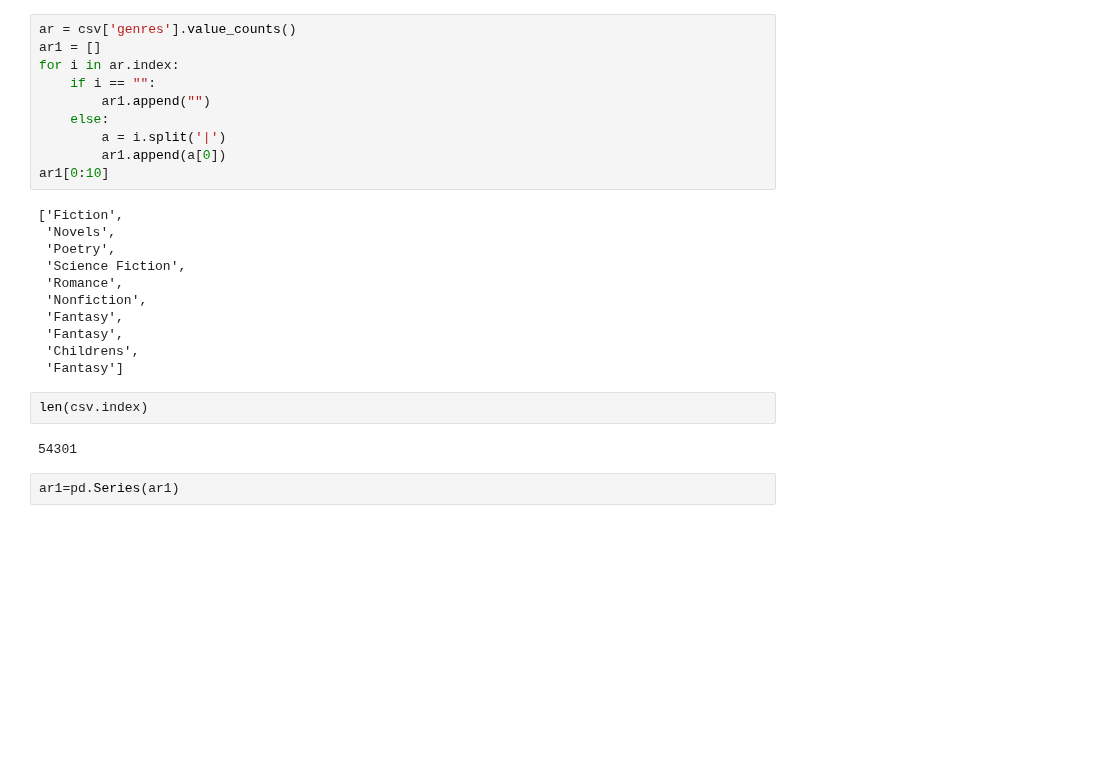
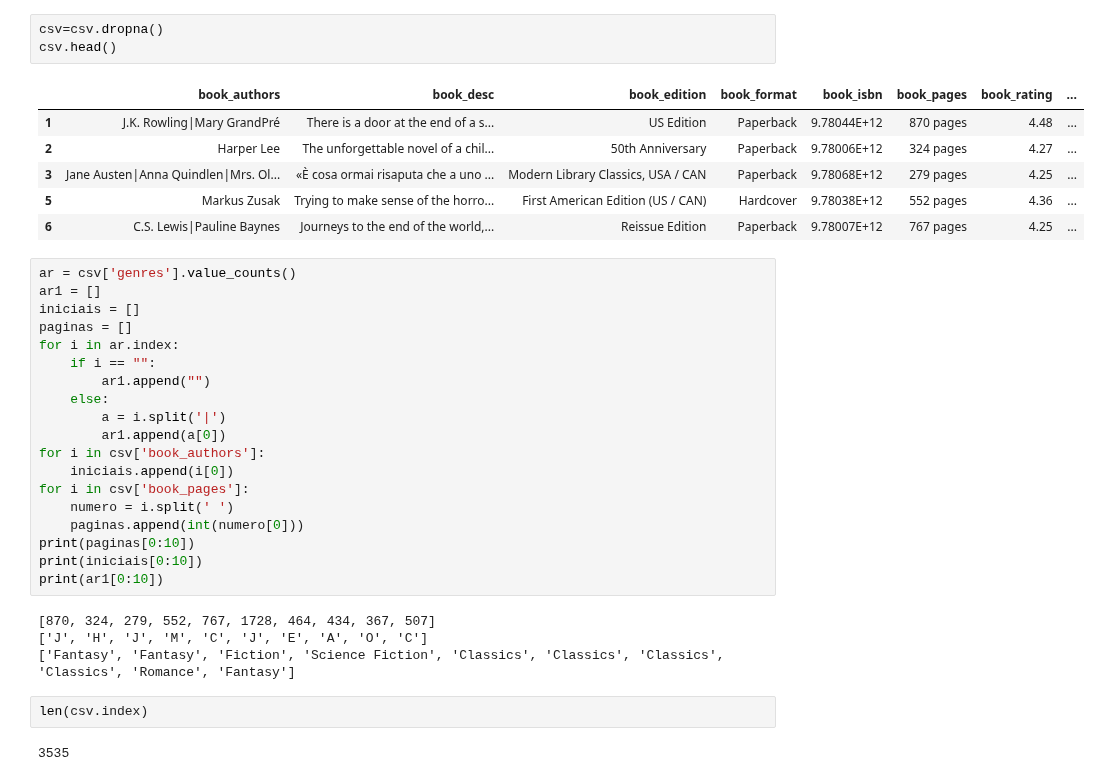
Before and after one commit to PedroHMenezes/PF_Book_rating, a Jupyter notebook: Untitled.ipynb, the cells around one changed output. Saved outputs shown, nothing was run; the diff lists cells and outputs as text; blank space fills up the shorter version.

```diff
--- a/Untitled.ipynb
+++ b/Untitled.ipynb
@@ -9,30 +13,40 @@ csv.head()
 | 2 | Harper Lee | The unforgettable novel of a chil... | 50th Anniversary | Paperback | 9.78006E+12 | 324 pages | 4.27 | ... |
 | 3 | Jane Austen|Anna Quindlen|Mrs. Ol... | «È cosa ormai risaputa che a uno ... | Modern Library Classics, USA / CAN | Paperback | 9.78068E+12 | 279 pages | 4.25 | ... |
 | 4 | Stephenie Meyer | About three things I was absolute... | NaN | Paperback | 9.78032E+12 | 498 pages | 3.58 | ... |
+# %%
+csv=csv.dropna()
+csv.head()
+# %% [output]
+|  | book_authors | book_desc | book_edition | book_format | book_isbn | book_pages | book_rating | ... |
+| 1 | J.K. Rowling|Mary GrandPré | There is a door at the end of a s... | US Edition | Paperback | 9.78044E+12 | 870 pages | 4.48 | ... |
+| 2 | Harper Lee | The unforgettable novel of a chil... | 50th Anniversary | Paperback | 9.78006E+12 | 324 pages | 4.27 | ... |
+| 3 | Jane Austen|Anna Quindlen|Mrs. Ol... | «È cosa ormai risaputa che a uno ... | Modern Library Classics, USA / CAN | Paperback | 9.78068E+12 | 279 pages | 4.25 | ... |
+| 5 | Markus Zusak | Trying to make sense of the horro... | First American Edition (US / CAN) | Hardcover | 9.78038E+12 | 552 pages | 4.36 | ... |
+| 6 | C.S. Lewis|Pauline Baynes | Journeys to the end of the world,... | Reissue Edition | Paperback | 9.78007E+12 | 767 pages | 4.25 | ... |
 # %%
 ar = csv['genres'].value_counts()
 ar1 = []
+iniciais = []
+paginas = []
 for i in ar.index:
     if i == "":
         ar1.append("")
     else:
         a = i.split('|')
         ar1.append(a[0])
-ar1[0:10]
+for i in csv['book_authors']:
+    iniciais.append(i[0])
+for i in csv['book_pages']:
+    numero = i.split(' ')
+    paginas.append(int(numero[0]))
+print(paginas[0:10])
+print(iniciais[0:10])
+print(ar1[0:10])
 # %% [output]
-['Fiction',
- 'Novels',
- 'Poetry',
- 'Science Fiction',
- 'Romance',
- 'Nonfiction',
- 'Fantasy',
- 'Fantasy',
- 'Childrens',
- 'Fantasy']
+[870, 324, 279, 552, 767, 1728, 464, 434, 367, 507]
+['J', 'H', 'J', 'M', 'C', 'J', 'E', 'A', 'O', 'C']
+['Fantasy', 'Fantasy', 'Fiction', 'Science Fiction', 'Classics', 'Classics', 'Classics', 'Classics', 'Romance', 'Fantasy']
 # %%
 len(csv.index)
 # %% [output]
-54301
+3535
-# %%
-ar1=pd.Series(ar1)
```
Also changed, not shown: parts of 22 cells of this notebook, 1 other file.
